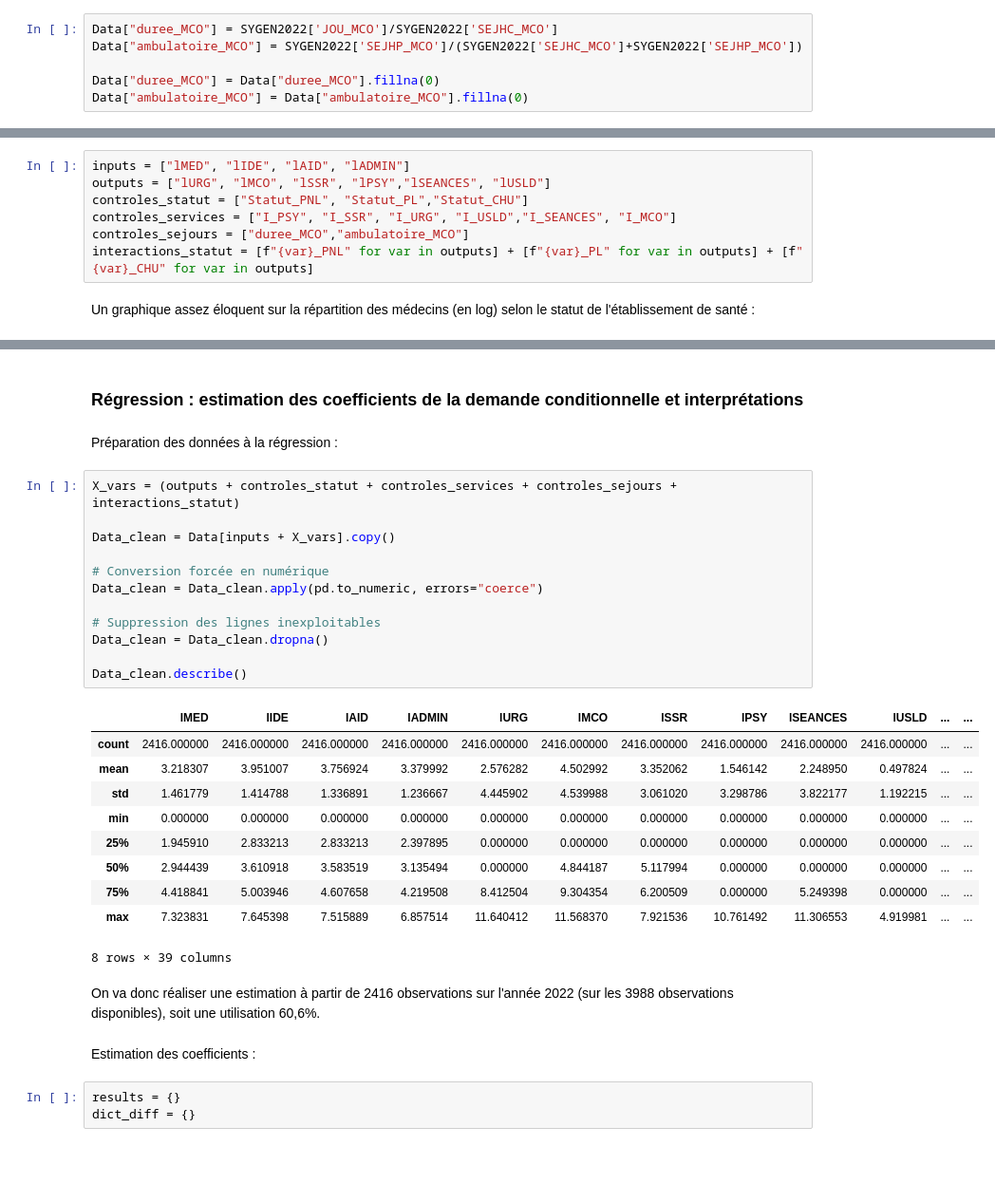
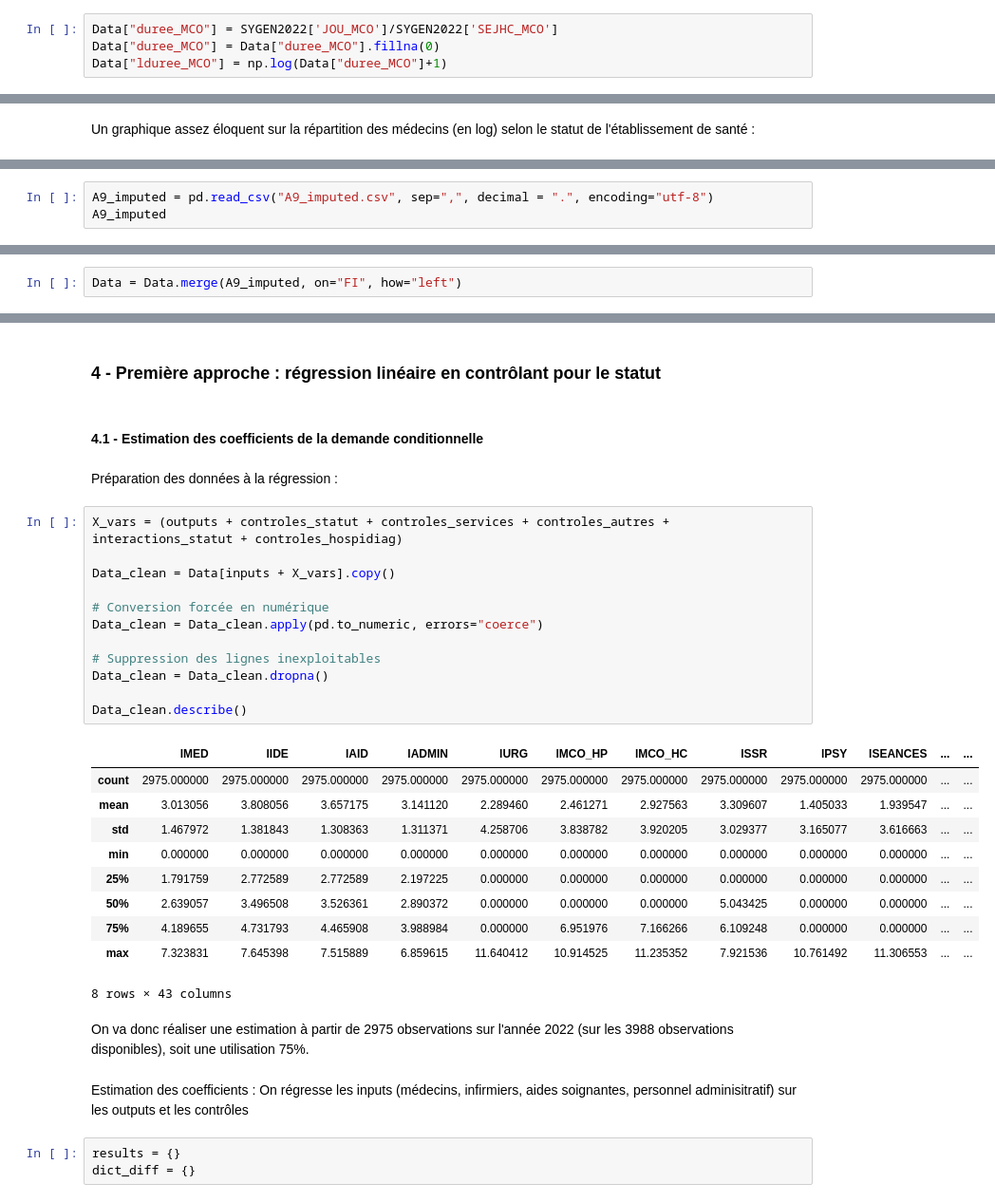
Before and after one commit to Alexandre484/StatApp, a Jupyter notebook: demande_conditionnelle.ipynb, the cells around one changed output, grey strips where cells are left out. Shown at 95% size. Saved outputs shown, nothing was run; the diff lists cells and outputs as text; blank space fills up the shorter version.

```diff
--- a/demande_conditionnelle.ipynb
+++ b/demande_conditionnelle.ipynb
@@ -312,8 +293,6 @@ Pour mieux mesurer le gain d'efficacité lié au développement de la médecine
 # %%
 Data["duree_MCO"] = SYGEN2022['JOU_MCO']/SYGEN2022['SEJHC_MCO']
-Data["ambulatoire_MCO"] = SYGEN2022['SEJHP_MCO']/(SYGEN2022['SEJHC_MCO']+SYGEN2022['SEJHP_MCO'])
-
 Data["duree_MCO"] = Data["duree_MCO"].fillna(0)
-Data["ambulatoire_MCO"] = Data["ambulatoire_MCO"].fillna(0)
+Data["lduree_MCO"] = np.log(Data["duree_MCO"]+1)
 # %% [markdown]
 On souhaite également contrôler pour la gravité des cas, pour cela on utilise l'indicateur A9 d'Hospidiag
@@ -322,10 +299,3 @@ Catégorisation des variables :
-# %%
-inputs = ["lMED", "lIDE", "lAID", "lADMIN"]
-outputs = ["lURG", "lMCO", "lSSR", "lPSY","lSEANCES", "lUSLD"]
-controles_statut = ["Statut_PNL", "Statut_PL","Statut_CHU"]
-controles_services = ["I_PSY", "I_SSR", "I_URG", "I_USLD","I_SEANCES", "I_MCO"]
-controles_sejours = ["duree_MCO","ambulatoire_MCO"]
-interactions_statut = [f"{var}_PNL" for var in outputs] + [f"{var}_PL" for var in outputs] + [f"{var}_CHU" for var in outputs]
 # %% [markdown]
 Un graphique assez éloquent sur la répartition des médecins (en log) selon le statut de l'établissement de santé :
 # %%
@@ -357,0 +330,3 @@ plt.show()
+# %%
+A9_imputed = pd.read_csv("A9_imputed.csv", sep=",", decimal = ".", encoding="utf-8")
+A9_imputed
@@ -357,0 +347,2 @@ plt.show()
+# %%
+Data = Data.merge(A9_imputed, on="FI", how="left")
@@ -358,34 +362,36 @@ plt.show()
 # %% [markdown]
-### Régression : estimation des coefficients de la demande conditionnelle et interprétations
+### 4 - Première approche : régression linéaire en contrôlant pour le statut
+# %% [markdown]
+#### 4.1 - Estimation des coefficients de la demande conditionnelle
 # %% [markdown]
 Préparation des données à la régression :
 # %%
-X_vars = (outputs + controles_statut + controles_services + controles_sejours + interactions_statut)
+X_vars = (outputs + controles_statut + controles_services + controles_autres + interactions_statut + controles_hospidiag)
 
 Data_clean = Data[inputs + X_vars].copy()
 
 # Conversion forcée en numérique
 Data_clean = Data_clean.apply(pd.to_numeric, errors="coerce")
 
 # Suppression des lignes inexploitables
 Data_clean = Data_clean.dropna()
 
 Data_clean.describe()
 # %% [output]
-|  | lMED | lIDE | lAID | lADMIN | lURG | lMCO | lSSR | lPSY | lSEANCES | lUSLD | ... | ... |
-| count | 2416.000000 | 2416.000000 | 2416.000000 | 2416.000000 | 2416.000000 | 2416.000000 | 2416.000000 | 2416.000000 | 2416.000000 | 2416.000000 | ... | ... |
-| mean | 3.218307 | 3.951007 | 3.756924 | 3.379992 | 2.576282 | 4.502992 | 3.352062 | 1.546142 | 2.248950 | 0.497824 | ... | ... |
-| std | 1.461779 | 1.414788 | 1.336891 | 1.236667 | 4.445902 | 4.539988 | 3.061020 | 3.298786 | 3.822177 | 1.192215 | ... | ... |
+|  | lMED | lIDE | lAID | lADMIN | lURG | lMCO_HP | lMCO_HC | lSSR | lPSY | lSEANCES | ... | ... |
+| count | 2975.000000 | 2975.000000 | 2975.000000 | 2975.000000 | 2975.000000 | 2975.000000 | 2975.000000 | 2975.000000 | 2975.000000 | 2975.000000 | ... | ... |
+| mean | 3.013056 | 3.808056 | 3.657175 | 3.141120 | 2.289460 | 2.461271 | 2.927563 | 3.309607 | 1.405033 | 1.939547 | ... | ... |
+| std | 1.467972 | 1.381843 | 1.308363 | 1.311371 | 4.258706 | 3.838782 | 3.920205 | 3.029377 | 3.165077 | 3.616663 | ... | ... |
 | min | 0.000000 | 0.000000 | 0.000000 | 0.000000 | 0.000000 | 0.000000 | 0.000000 | 0.000000 | 0.000000 | 0.000000 | ... | ... |
-| 25% | 1.945910 | 2.833213 | 2.833213 | 2.397895 | 0.000000 | 0.000000 | 0.000000 | 0.000000 | 0.000000 | 0.000000 | ... | ... |
-| 50% | 2.944439 | 3.610918 | 3.583519 | 3.135494 | 0.000000 | 4.844187 | 5.117994 | 0.000000 | 0.000000 | 0.000000 | ... | ... |
-| 75% | 4.418841 | 5.003946 | 4.607658 | 4.219508 | 8.412504 | 9.304354 | 6.200509 | 0.000000 | 5.249398 | 0.000000 | ... | ... |
-| max | 7.323831 | 7.645398 | 7.515889 | 6.857514 | 11.640412 | 11.568370 | 7.921536 | 10.761492 | 11.306553 | 4.919981 | ... | ... |
+| 25% | 1.791759 | 2.772589 | 2.772589 | 2.197225 | 0.000000 | 0.000000 | 0.000000 | 0.000000 | 0.000000 | 0.000000 | ... | ... |
+| 50% | 2.639057 | 3.496508 | 3.526361 | 2.890372 | 0.000000 | 0.000000 | 0.000000 | 5.043425 | 0.000000 | 0.000000 | ... | ... |
+| 75% | 4.189655 | 4.731793 | 4.465908 | 3.988984 | 0.000000 | 6.951976 | 7.166266 | 6.109248 | 0.000000 | 0.000000 | ... | ... |
+| max | 7.323831 | 7.645398 | 7.515889 | 6.859615 | 11.640412 | 10.914525 | 11.235352 | 7.921536 | 10.761492 | 11.306553 | ... | ... |
-8 rows × 39 columns
+8 rows × 43 columns
 # %% [markdown]
-On va donc réaliser une estimation à partir de 2416 observations sur l'année 2022 (sur les 3988 observations disponibles), soit une utilisation 60,6%.
+On va donc réaliser une estimation à partir de 2975 observations sur l'année 2022 (sur les 3988 observations disponibles), soit une utilisation 75%.
 # %% [markdown]
-Estimation des coefficients :
+Estimation des coefficients : On régresse les inputs (médecins, infirmiers, aides soignantes, personnel adminisitratif) sur les outputs et les contrôles
 # %%
 results = {}
 dict_diff = {}
```
Also changed, not shown: parts of 66 cells of this notebook, 6 other files.
